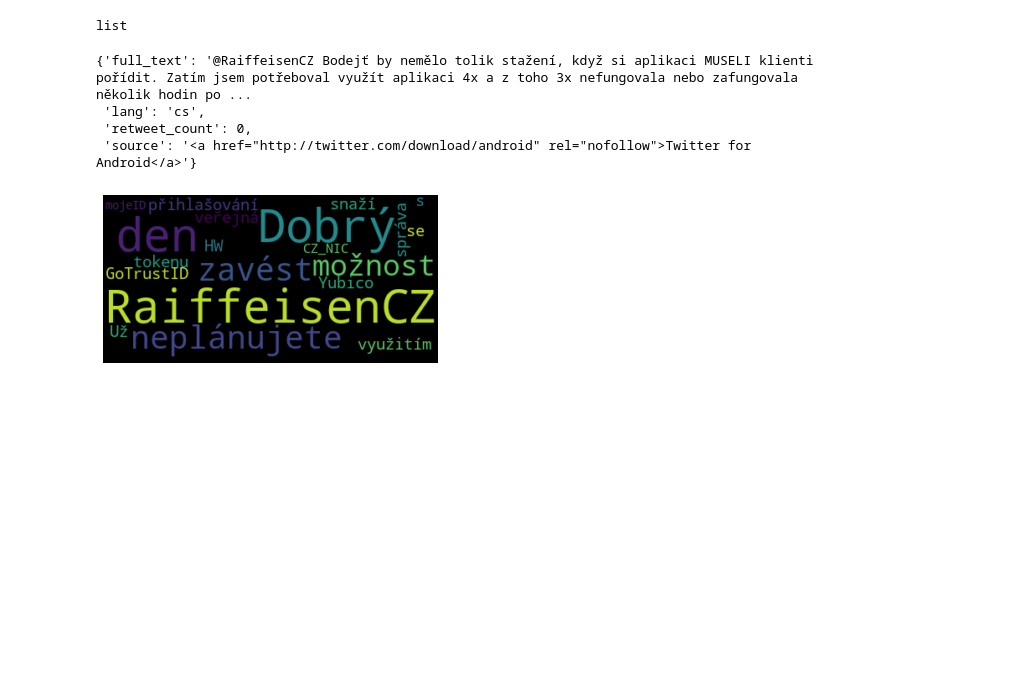
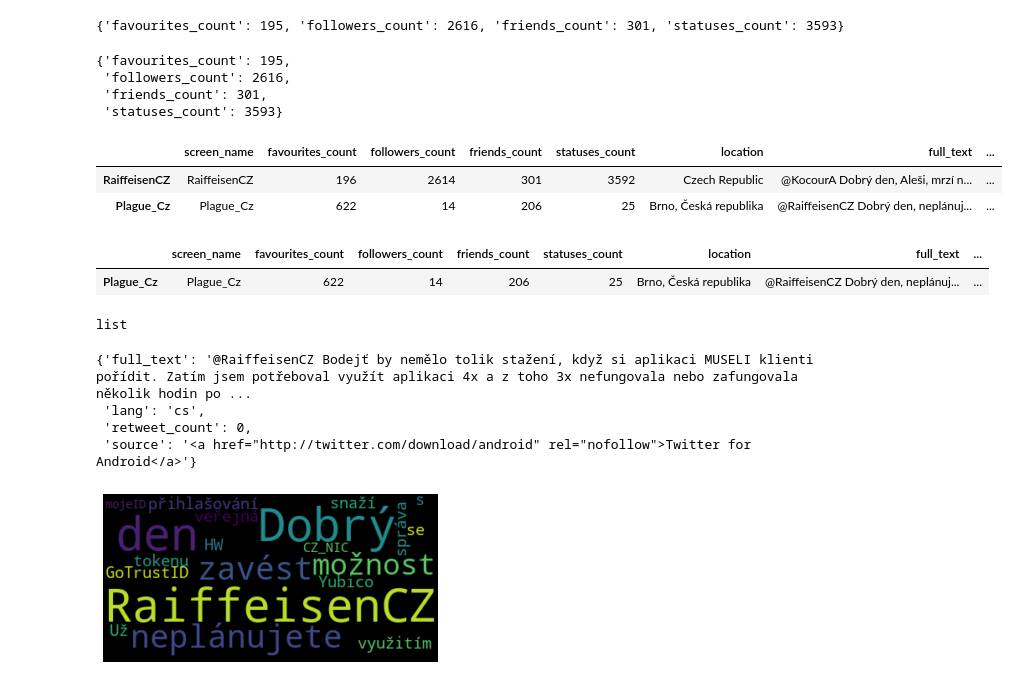
Before and after one commit to roman-ruzica/twitter_project_ruzica_zacharova, a Jupyter notebook: bank_twitter_scraper.ipynb, the cells around one changed output. Cells and saved outputs as stored; diff of their text form; code cells hidden in the pictures; blank space fills up the shorter version.

Commit message:
fixed Twitter_user generate pdf
so far with placeholder names and without docstrings

```diff
--- a/bank_twitter_scraper.ipynb
+++ b/bank_twitter_scraper.ipynb
@@ -313,18 +193,35 @@ class Twitter_user():
 
         tweet_attributes = ['full_text', 'lang', 'retweet_count', 'source']
 
-        for num, tweet in enumerate(rajf.mentions, start=0):
+        for num, tweet in enumerate(self.mentions, start=0):
             self.mentions[num].tweet_info = (
                 {k: self.mentions[num]._json[k] for k in tweet_attributes}
             )
 
 
     def generate_mentions_pdf(self):
-        self.pdf_list = []
         for num, tweet in enumerate(rajf.mentions, start=0):
             self.mentions[num].tweet_pd = pd.DataFrame( {**self.mentions[num].user_info, **self.mentions[num].tweet_info},
                                                            index =  [self.mentions[num].user_info['screen_name']])
-            self.pdf_list = self.pdf_list.append(self.mentions[num].tweet_pd)
+
+
+
+    def extract_timeline_tweet_data(self):
+
+        tweet_attributes = ['full_text', 'lang', 'retweet_count', 'source']
+
+        for num, tweet in enumerate(self.timeline, start=0):
+            self.timeline[num].tweet_info = (
+                {k: self.timeline[num]._json[k] for k in tweet_attributes}
+            )
+
+    def generate_timeline_pdf(self):
+        for num, tweet in enumerate(self.mentions, start=0):
+            self.timeline[num].tweet_pd = pd.DataFrame( {**self.timeline[num].tweet_info, **self.details},
+                                                           index =  [self.timeline[num].user.screen_name])
+
+
 
     def generate_pdf(self):
-        self.tweets_pd = pd.concat([self.mentions[num].tweet_pd] for num in list(range(0, len(self.mentions))))
+        self.my_pd_list = [rajf.mentions[n].tweet_pd for n in list(range(0, len(rajf.mentions)))]
+        self.my_pd = pd.concat(self.my_pd_list)
@@ -350,0 +240,11 @@ AttributeError: 'NoneType' object has no attribute 'append'
+# %%
+rajf.get_account_details()
+# %% [output]
+{'favourites_count': 195, 'followers_count': 2616, 'friends_count': 301, 'statuses_count': 3593}
+# %%
+rajf.details
+# %% [output]
+{'favourites_count': 195,
+ 'followers_count': 2616,
+ 'friends_count': 301,
+ 'statuses_count': 3593}
@@ -351,3 +257,15 @@ AttributeError: 'NoneType' object has no attribute 'append'
+# %%
+my_pd_list = [rajf.mentions[n].tweet_pd for n in list(range(0, len(rajf.mentions)))]
+my_pd = pd.concat(my_pd_list)
+# %% [output]
+|  | screen_name | favourites_count | followers_count | friends_count | statuses_count | location | full_text | ... |
+| RaiffeisenCZ | RaiffeisenCZ | 196 | 2614 | 301 | 3592 | Czech Republic | @KocourA Dobrý den, Aleši, mrzí n... | ... |
+| Plague_Cz | Plague_Cz | 622 | 14 | 206 | 25 | Brno, Česká republika | @RaiffeisenCZ Dobrý den, neplánuj... | ... |
+# %%
+rajf.mentions[1].tweet_pd
+# %% [output]
+|  | screen_name | favourites_count | followers_count | friends_count | statuses_count | location | full_text | ... |
+| Plague_Cz | Plague_Cz | 622 | 14 | 206 | 25 | Brno, Česká republika | @RaiffeisenCZ Dobrý den, neplánuj... | ... |
 # %%
 type(rajf.mentions)
 # %% [output]
```
Also changed, not shown: parts of 22 cells of this notebook.
